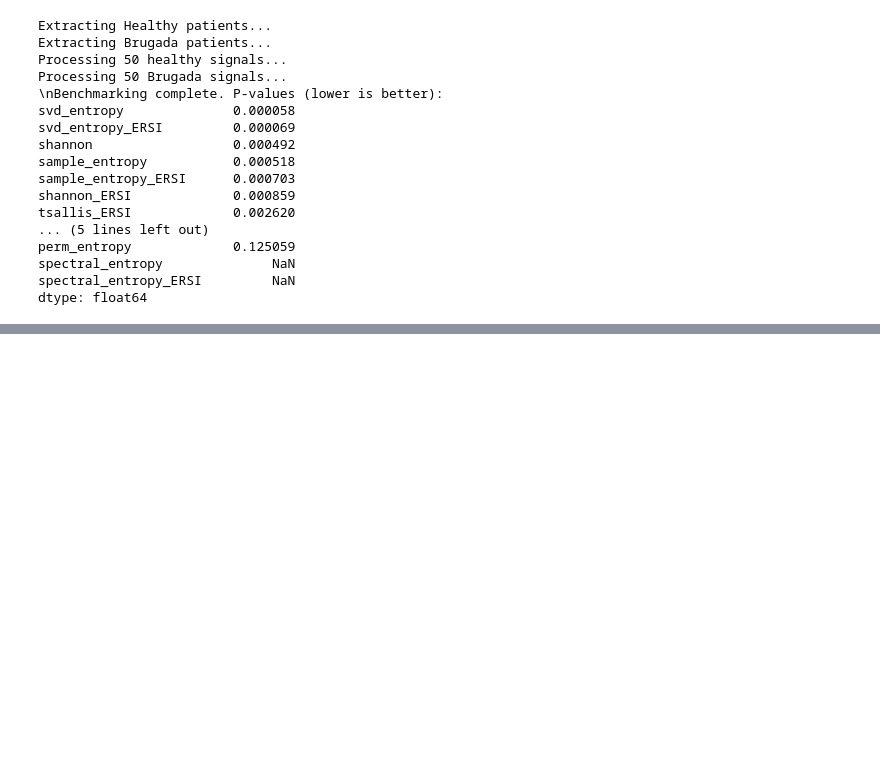
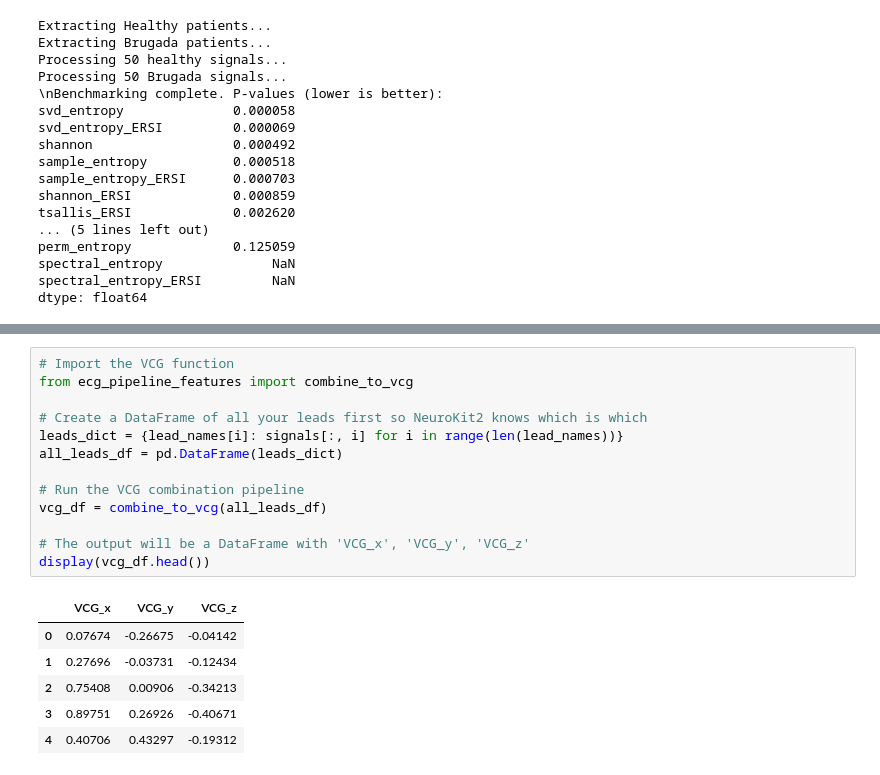
Before and after one commit to leejuntsien/IDSC_2026, a Jupyter notebook: data_in.ipynb, the cells around one changed output, grey strips where cells are left out. Drawn from its saved outputs; the diff is of its cells as text; blank space fills up the shorter version.

```diff
--- a/data_in.ipynb
+++ b/data_in.ipynb
@@ -265,0 +532,20 @@ dtype: float64
+# %%
+# Import the VCG function
+from ecg_pipeline_features import combine_to_vcg
+
+# Create a DataFrame of all your leads first so NeuroKit2 knows which is which
+leads_dict = {lead_names[i]: signals[:, i] for i in range(len(lead_names))}
+all_leads_df = pd.DataFrame(leads_dict)
+
+# Run the VCG combination pipeline
+vcg_df = combine_to_vcg(all_leads_df)
+
+# The output will be a DataFrame with 'VCG_x', 'VCG_y', 'VCG_z'
+display(vcg_df.head())
+# %% [output]
+|  | VCG_x | VCG_y | VCG_z |
+| 0 | 0.07674 | -0.26675 | -0.04142 |
+| 1 | 0.27696 | -0.03731 | -0.12434 |
+| 2 | 0.75408 | 0.00906 | -0.34213 |
+| 3 | 0.89751 | 0.26926 | -0.40671 |
+| 4 | 0.40706 | 0.43297 | -0.19312 |
```
Also changed, not shown: parts of 5 cells of this notebook, 1 other file.
